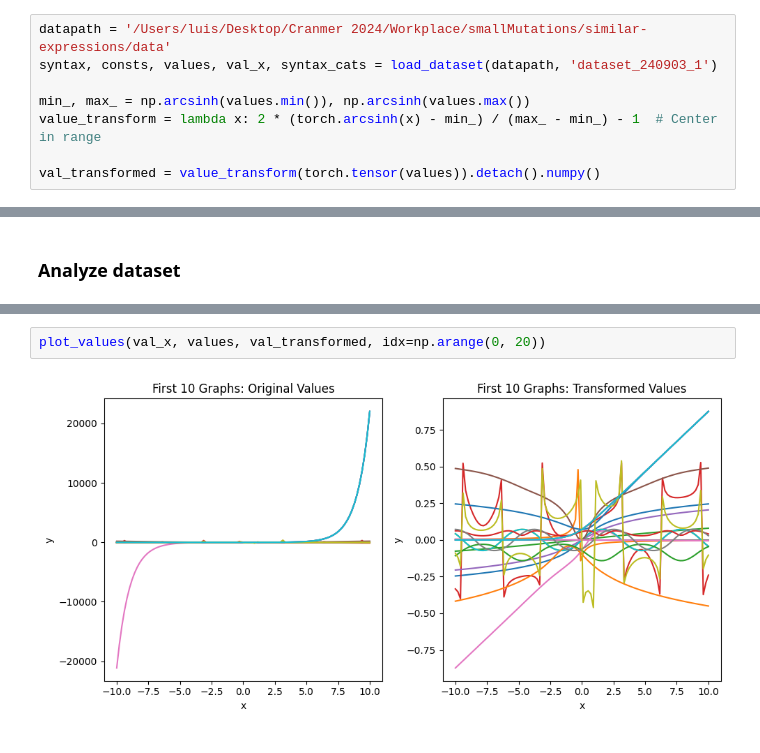
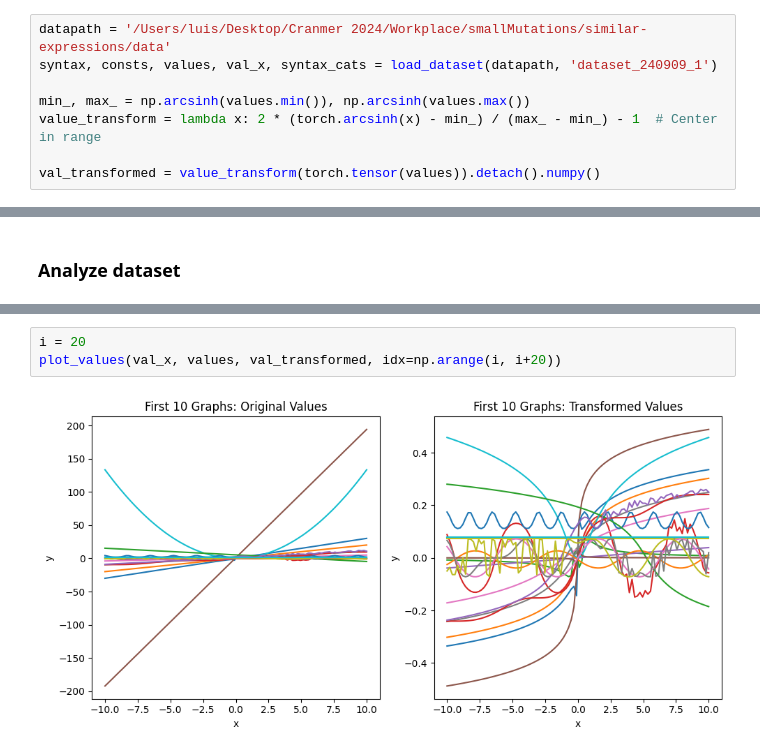
Before and after one commit to LuisCarretero/similar-expressions, a Jupyter notebook: src/datagen_jl/check_dataset.ipynb, the cells around one changed output, grey strips where cells are left out. Drawn from its saved outputs; the diff is of its cells as text.

Commit message:
Dataset generation filtering

```diff
--- a/src/datagen_jl/check_dataset.ipynb
+++ b/src/datagen_jl/check_dataset.ipynb
@@ -23,7 +23,7 @@ import numpy as np
 import torch
 # %%
 datapath = '/Users/luis/Desktop/Cranmer 2024/Workplace/smallMutations/similar-expressions/data'
-syntax, consts, values, val_x, syntax_cats = load_dataset(datapath, 'dataset_240903_1')
+syntax, consts, values, val_x, syntax_cats = load_dataset(datapath, 'dataset_240909_1')
 
 min_, max_ = np.arcsinh(values.min()), np.arcsinh(values.max())
 value_transform = lambda x: 2 * (torch.arcsinh(x) - min_) / (max_ - min_) - 1  # Center in range
@@ -57,7 +57,8 @@ Number of outliers detected using IQR method: 8060318
 # %%
-plot_values(val_x, values, val_transformed, idx=np.arange(0, 20))
+i = 20
+plot_values(val_x, values, val_transformed, idx=np.arange(i, i+20))
 # %% [output]
-[figure, old version]
+[figure, new version]
 # %%
 mask = (syntax[:, :, syntax_cats.index('CON')] == 1)
 active_consts = consts[mask]
```
Also changed, not shown: parts of 3 cells of this notebook, 3 other files.
